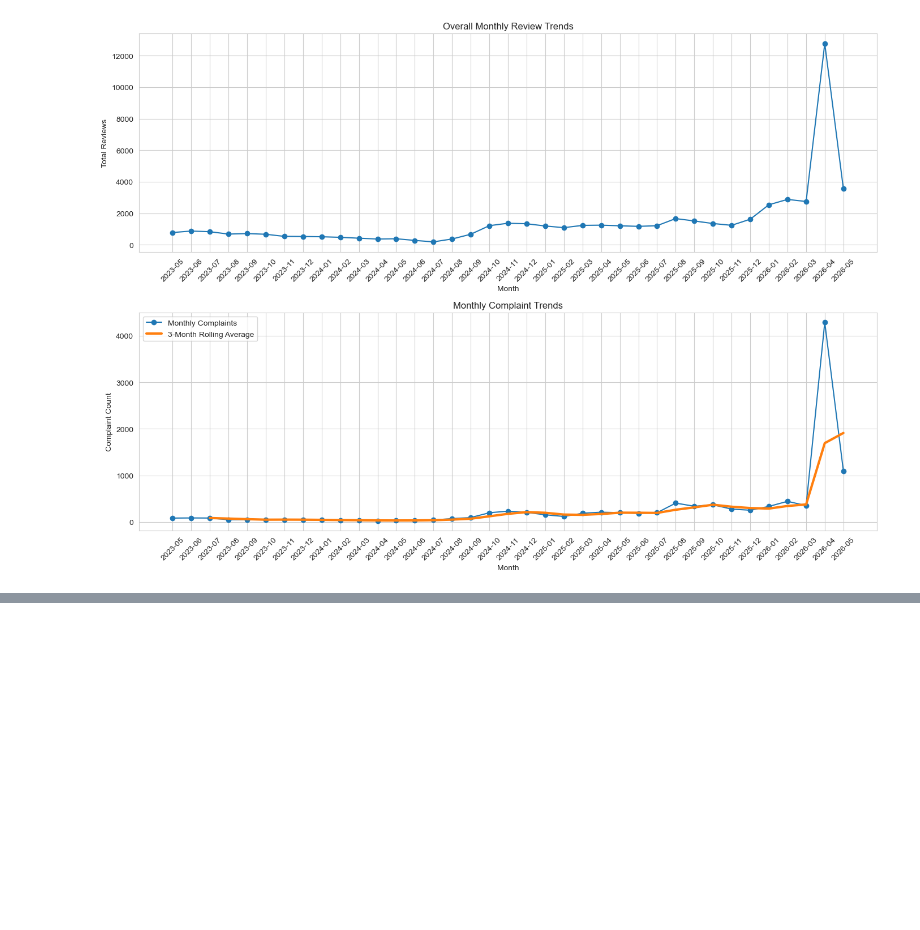
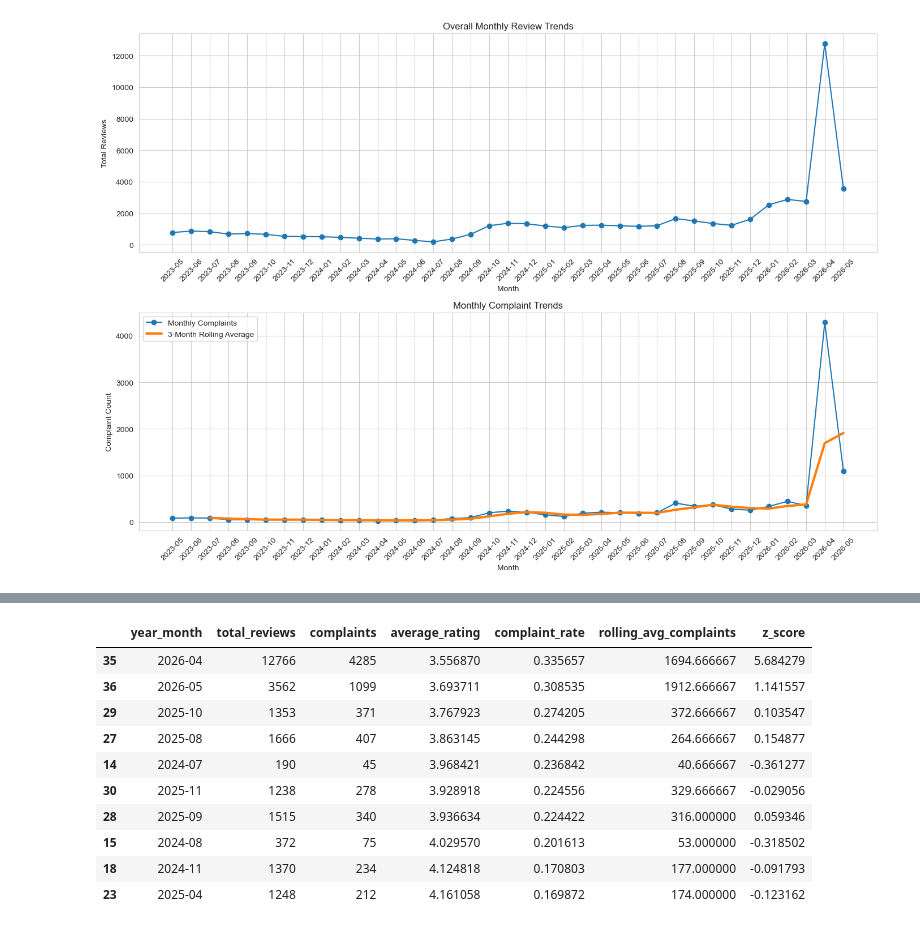
Before and after one commit to chepbree/Pesa-Salama-Classifier, a Jupyter notebook: notebooks/02.exploratory_data_analysis.ipynb, the cells around one changed output, grey strips where cells are left out. Saved outputs shown, nothing was run; the diff lists cells and outputs as text; code cells hidden in the pictures; blank space fills up the shorter version.

Commit message:
monthly complaints summarry done

```diff
--- a/notebooks/02.exploratory_data_analysis.ipynb
+++ b/notebooks/02.exploratory_data_analysis.ipynb
@@ -801,0 +813,18 @@ plt.show()
+# %%
+#Identify top 10 months with highest complaint rates
+monthly_summary.sort_values(
+    by='complaint_rate',
+    ascending=False
+).head(10)
+# %% [output]
+|  | year_month | total_reviews | complaints | average_rating | complaint_rate | rolling_avg_complaints | z_score |
+| 35 | 2026-04 | 12766 | 4285 | 3.556870 | 0.335657 | 1694.666667 | 5.684279 |
+| 36 | 2026-05 | 3562 | 1099 | 3.693711 | 0.308535 | 1912.666667 | 1.141557 |
+| 29 | 2025-10 | 1353 | 371 | 3.767923 | 0.274205 | 372.666667 | 0.103547 |
+| 27 | 2025-08 | 1666 | 407 | 3.863145 | 0.244298 | 264.666667 | 0.154877 |
+| 14 | 2024-07 | 190 | 45 | 3.968421 | 0.236842 | 40.666667 | -0.361277 |
+| 30 | 2025-11 | 1238 | 278 | 3.928918 | 0.224556 | 329.666667 | -0.029056 |
+| 28 | 2025-09 | 1515 | 340 | 3.936634 | 0.224422 | 316.000000 | 0.059346 |
+| 15 | 2024-08 | 372 | 75 | 4.029570 | 0.201613 | 53.000000 | -0.318502 |
+| 18 | 2024-11 | 1370 | 234 | 4.124818 | 0.170803 | 177.000000 | -0.091793 |
+| 23 | 2025-04 | 1248 | 212 | 4.161058 | 0.169872 | 174.000000 | -0.123162 |
```
Also changed, not shown: parts of 3 cells of this notebook.
